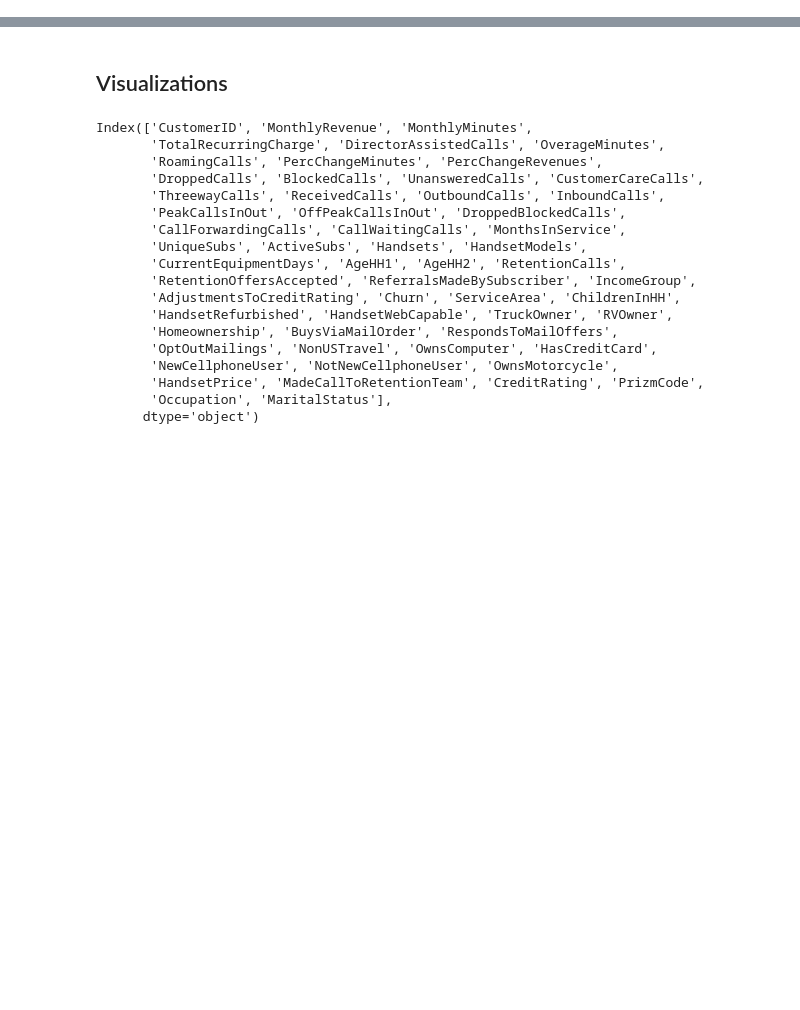
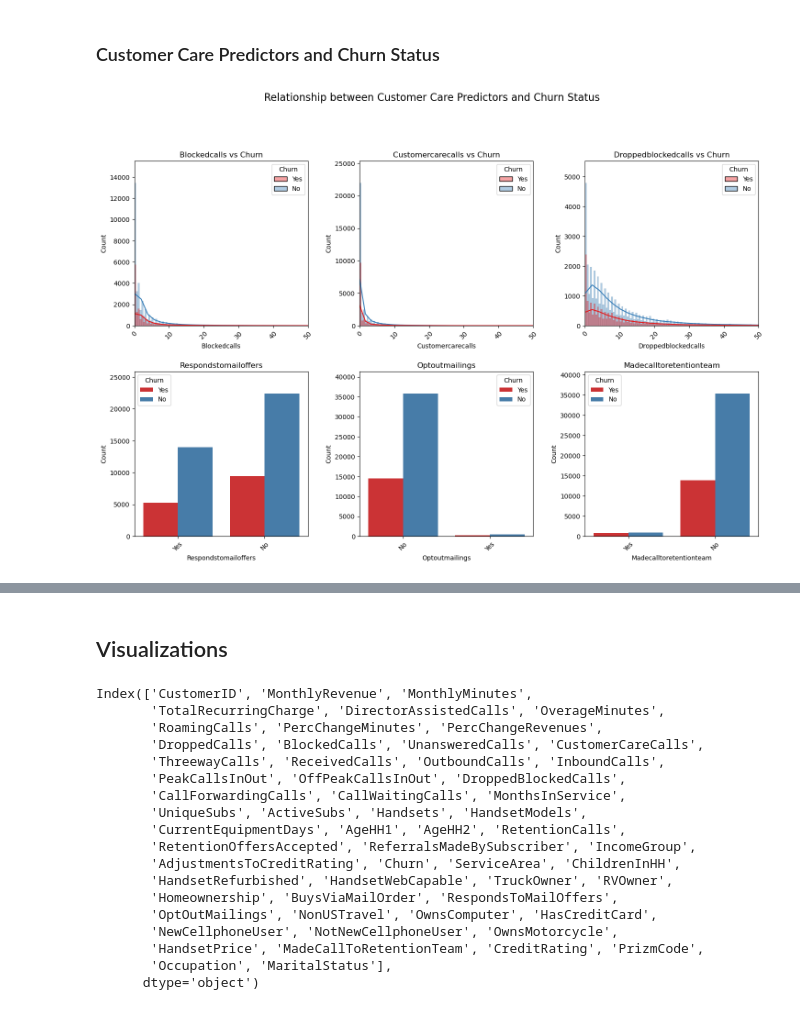
Before and after one commit to kayleeisokay/cs109a_final_project, a Jupyter notebook: MS3.ipynb, the cells around one changed output, grey strips where cells are left out. Saved outputs shown, nothing was run; the diff lists cells and outputs as text; code cells hidden in the pictures; blank space fills up the shorter version.

```diff
--- a/MS3.ipynb
+++ b/MS3.ipynb
@@ -0,0 +277,54 @@
+# %% [markdown]
+### Customer Care Predictors and Churn Status
+# %%
+#Customercare Category plot
+#"Customercare": ["BlockedCalls", "CustomerCareCalls", "DroppedBlockedCalls", "RespondsToMailOffers", "OptOutMailings", "MadeCallToRetentionTeam"],
+
+
+predictors = [
+    ('BlockedCalls', 'histplot', {'kde': True, 'alpha': 0.4, 'binwidth': 0.5}),
+    ('CustomerCareCalls', 'histplot', {'kde': True, 'alpha': 0.4, 'binwidth': 0.5}),
+    ('DroppedBlockedCalls', 'histplot', {'kde': True, 'alpha': 0.4, 'binwidth': 0.5}),
+    ('RespondsToMailOffers', 'countplot', {}),
+    ('OptOutMailings', 'countplot', {}),
+    ('MadeCallToRetentionTeam', 'countplot', {}),
+]
+
+
+sns.set_palette("Set1")
+
+
+fig, axes = plt.subplots(nrows=2, ncols=3, figsize=(15, 10))
+fig.suptitle("Relationship between Customer Care Predictors and Churn Status", fontsize=16, y=1.05)
+axes = axes.ravel()
+
+
+for i, (predictor, plot_type, plot_kwargs) in enumerate(predictors):
+    if plot_type == 'histplot':
+        plot = sns.histplot(data=xtrain_care, x=predictor, hue='Churn', ax=axes[i], **plot_kwargs)
+        axes[i].set_title(f'{predictor.replace("_", " ").title()} vs Churn')
+        axes[i].set_xlabel(predictor.replace("_", " ").title())
+        axes[i].set_ylabel("Count")
+        axes[i].set_xlim(0, 50)
+
+
+        max_y = plot.get_ylim()[1]
+        axes[i].set_ylim(0, max_y * 1.1)
+
+    elif plot_type == 'countplot':
+        plot = sns.countplot(data=xtrain_care, x=predictor, hue='Churn', ax=axes[i], **plot_kwargs)
+        axes[i].set_title(f'{predictor.replace("_", " ").title()}')
+        axes[i].set_xlabel(predictor.replace("_", " ").title())
+        axes[i].set_ylabel("Count")
+
+
+        max_y = plot.get_ylim()[1]
+        axes[i].set_ylim(0, max_y * 1.1)  # Add some padding to the top
+
+    axes[i].tick_params(axis='x', rotation=45)
+
+
+plt.tight_layout(pad=2)
+plt.show()
+# %% [output]
+[figure, added]
```
Also changed, not shown: parts of 27 cells of this notebook.
